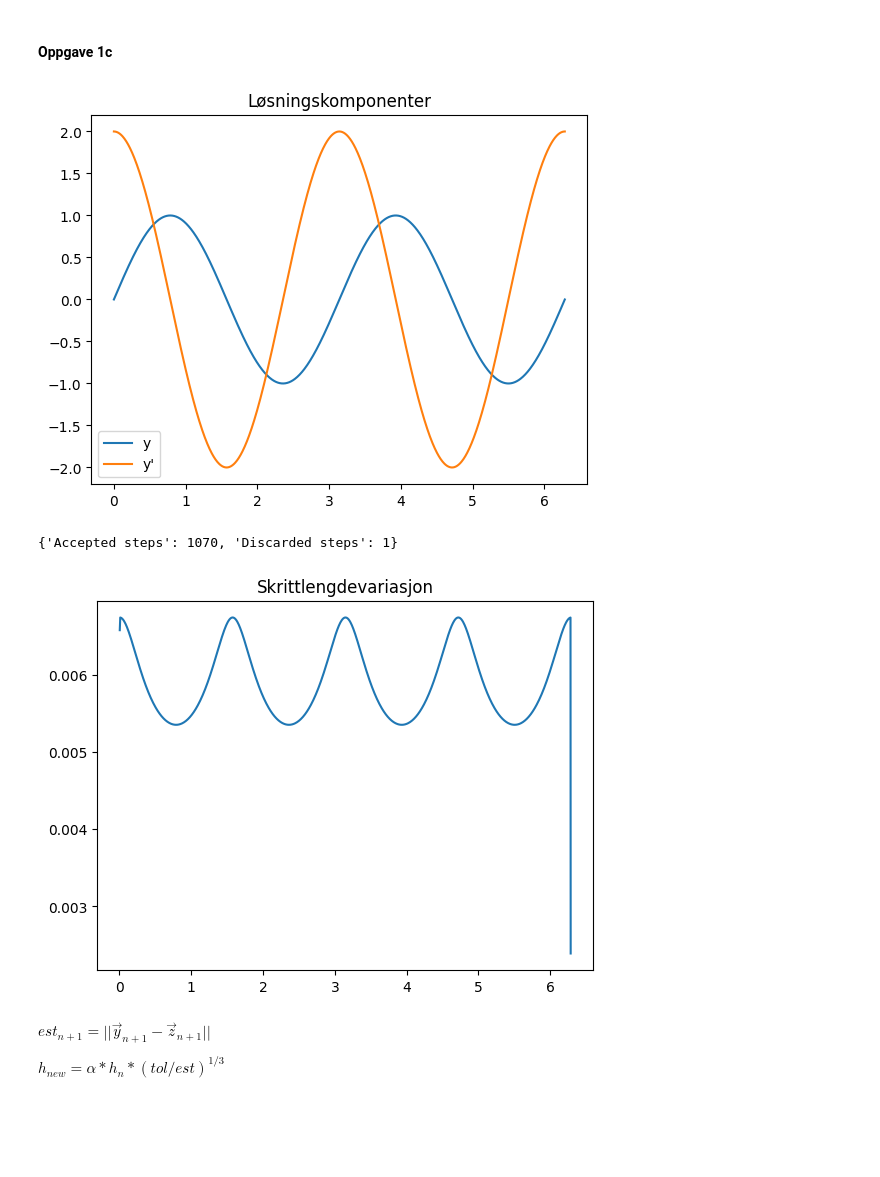
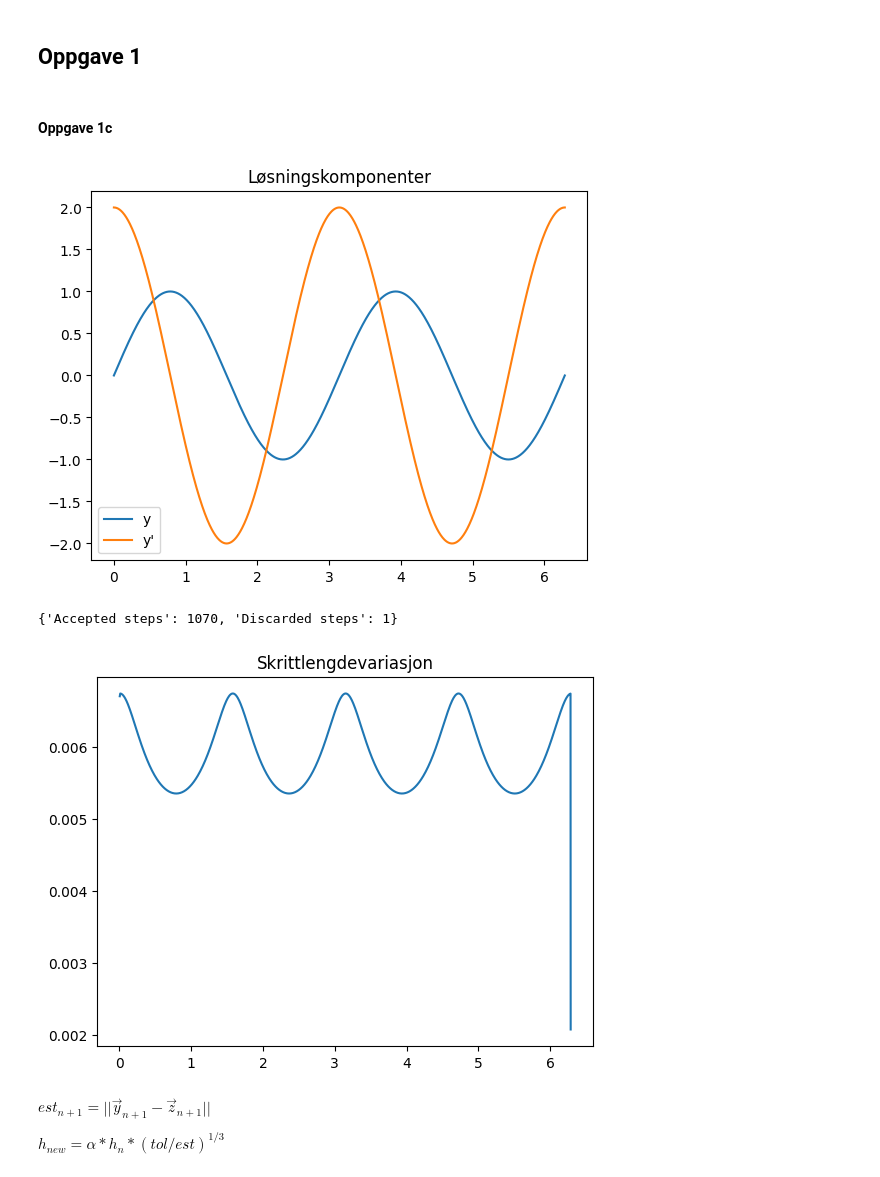
Before and after one commit to selmaberg05/TMA4320-Prosjekt3-gruppe-Andrihol-Emilyan-Selmahbe, a Jupyter notebook: Prosjekt3.ipynb, the cells around one changed output. Drawn from its saved outputs; the diff is of its cells as text; code cells hidden in the pictures; blank space fills up the shorter version.

```diff
--- a/Prosjekt3.ipynb
+++ b/Prosjekt3.ipynb
@@ -4,10 +7,12 @@ import matplotlib.pyplot as plt
+# %% [markdown]
+## Oppgave 1
 # %% [markdown]
 #### Oppgave 1c
 # %%
 def f(x,y):
-    return np.array([y[1], -4*y[0]])
+    return np.array([y[1], -4 * np.sin(2 * x)])
 
-def func(x0, xend, y0, f, h0, tol, alpha):
+def rk(x0, xend, y0, f, h0, tol, alpha):
     x = x0
     h = h0
     y = y0.copy()
@@ -15,9 +20,9 @@ def func(x0, xend, y0, f, h0, tol, alpha):
     nd = 0 #discarded
     k1 = f(x,y)
     X = [x]
-    Y = [y0.copy()]
+    Y = [y]
 
-    while xend - x > 0:
+    while xend > x:
         h = min(h, xend - x)
         xn = X[n]
         yn = Y[n]
@@ -32,40 +37,43 @@ def func(x0, xend, y0, f, h0, tol, alpha):
             n += 1
             k1 = k4
             x = x + h
-            y = ynext
+            y = znext
             X.append(x)
             Y.append(y.copy())
         else:
             nd += 1
-        h = alpha * h * (tol/est)**(1/3)
 
+        if est == 0:
+            h = 2*h
+        else:
+            h = alpha*h*(tol/est)**(1/3)
 
     Xa = np.array(X)
     Ya = np.array(Y)
     stats = {"Accepted steps": n, "Discarded steps": nd}
     return Xa, Ya, stats
 
 x0 = 0.0
 y0 = np.array([0.0, 2.0])
 xend = 2 * np.pi
 alpha = 0.8
 tol = 1e-7
 h0 = 0.1
-X, Y, stats = func(x0, xend, y0, f, h0, tol,alpha)
+X, Y, stats = rk(x0, xend, y0, f, h0, tol,alpha)
 
 plt.plot(X, Y[:, 0], label = "y")
 plt.plot(X, Y[:, 1], label = "y'")
 plt.title("Løsningskomponenter")
 plt.legend()
 plt.show()
 print(stats)
 plt.plot(X[1:], np.diff(X))
 plt.title("Skrittlengdevariasjon")
 plt.show()
 # %% [output]
 [figure]
 {'Accepted steps': 1070, 'Discarded steps': 1}
-[figure, old version]
+[figure, new version]
 # %% [markdown]
 
 $est_{n+1} = ||\vec{y}_{n+1} - \vec{z}_{n+1}||$
```
Also changed, not shown: parts of 15 cells of this notebook.
